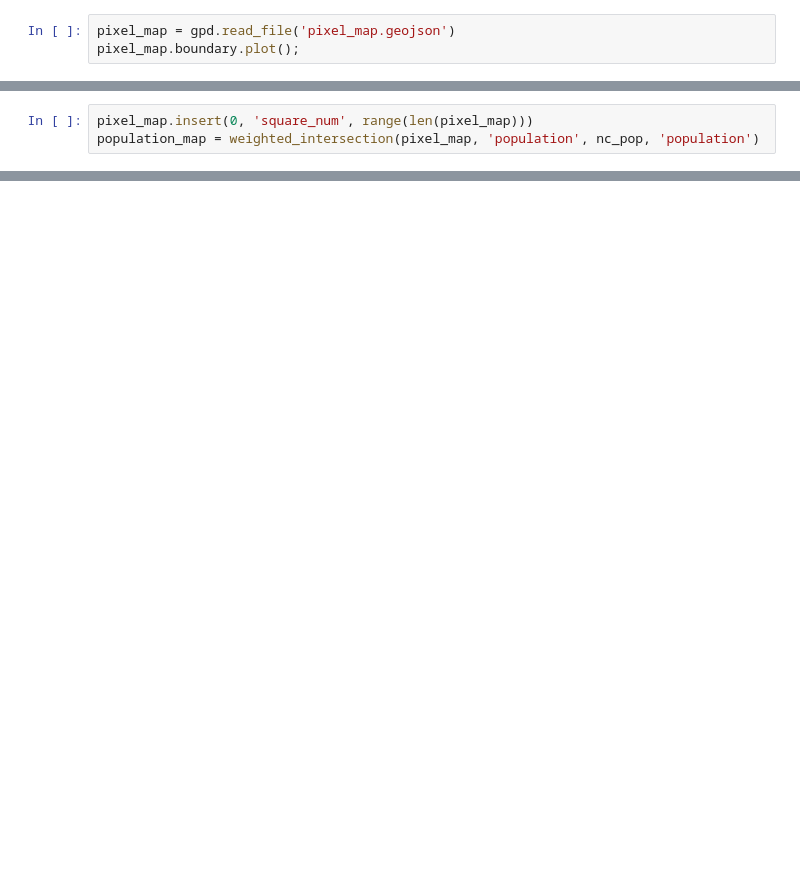
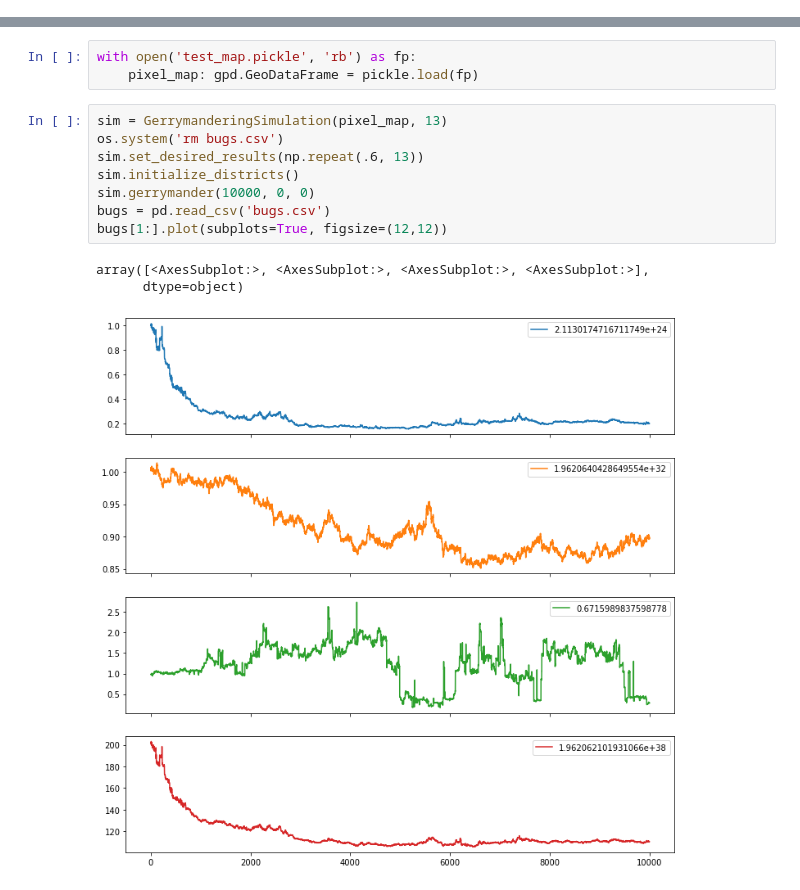
Before and after one commit to KitchenTable99/gerrymandering, a Jupyter notebook: debugging.ipynb, the cells around one changed output, grey strips where cells are left out. Drawn from its saved outputs; the diff is of its cells as text; blank space fills up the shorter version.

```diff
--- a/debugging.ipynb
+++ b/debugging.ipynb
@@ -129,3 +0,0 @@ nc_pixel_map = PixelMap(nc_votes, nc_pop, 6, 13)
-# %%
-pixel_map = gpd.read_file('pixel_map.geojson')
-pixel_map.boundary.plot();
@@ -181,3 +0,0 @@ def weighted_intersection(gdf1: gpd.GeoDataFrame, gdf1_idx: str, gdf2: gpd.GeoDa
-# %%
-pixel_map.insert(0, 'square_num', range(len(pixel_map)))
-population_map = weighted_intersection(pixel_map, 'population', nc_pop, 'population')
@@ -223,0 +41,15 @@ for idx, row in population_map.iterrows():
+# %%
+with open('test_map.pickle', 'rb') as fp:
+    pixel_map: gpd.GeoDataFrame = pickle.load(fp)
+# %%
+sim = GerrymanderingSimulation(pixel_map, 13)
+os.system('rm bugs.csv')
+sim.set_desired_results(np.repeat(.6, 13))
+sim.initialize_districts()
+sim.gerrymander(10000, 0, 0)
+bugs = pd.read_csv('bugs.csv')
+bugs[1:].plot(subplots=True, figsize=(12,12))
+# %% [output]
+array([<AxesSubplot:>, <AxesSubplot:>, <AxesSubplot:>, <AxesSubplot:>],
+      dtype=object)
+[figure, added]
```
Also changed, not shown: parts of 22 cells of this notebook.
